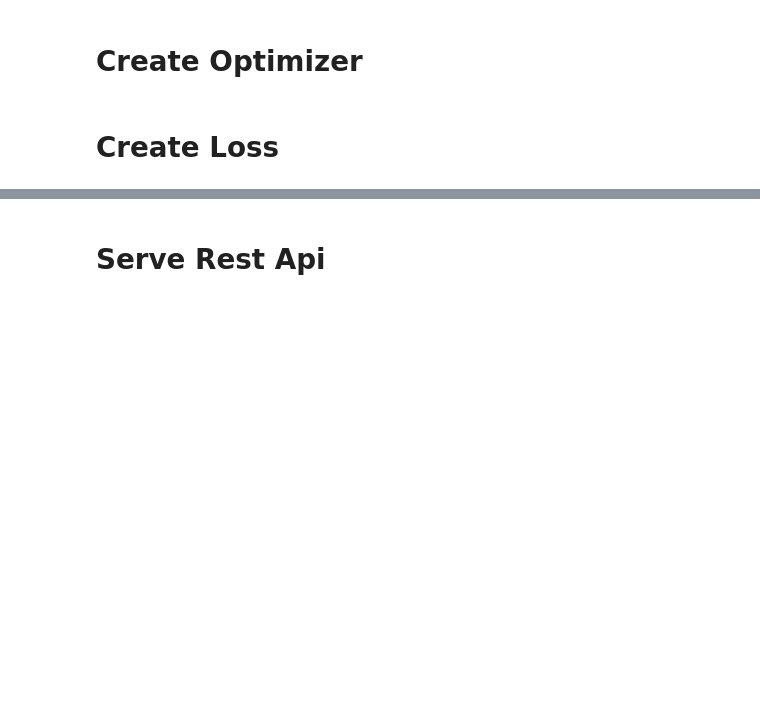
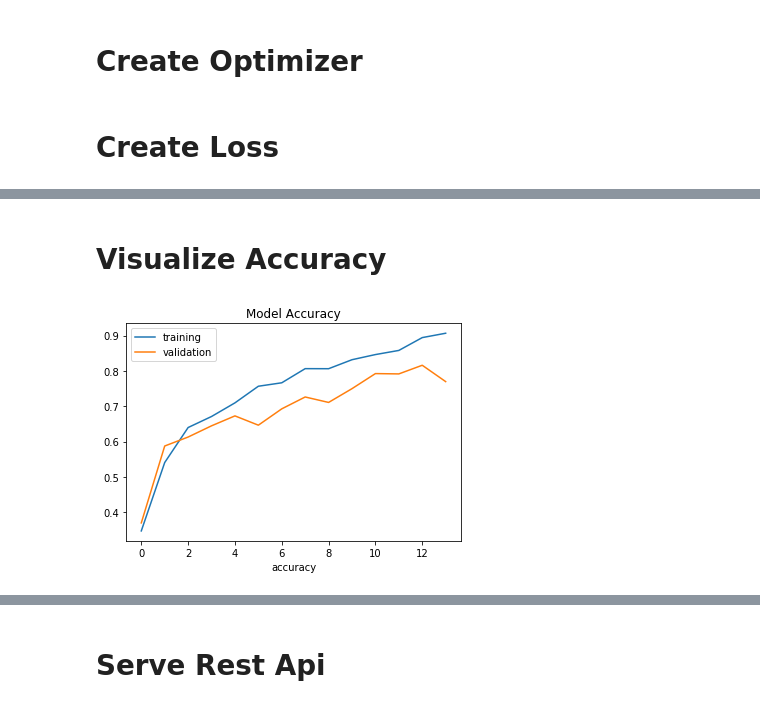
Before and after one commit to guillaume-chevalier/LSTM-Human-Activity-Recognition, a Jupyter notebook: 1_train_and_save_LSTM.ipynb, the cells around one changed output, grey strips where cells are left out. Cells and saved outputs as stored; diff of their text form; code cells hidden in the pictures; blank space fills up the shorter version.

```diff
--- a/1_train_and_save_LSTM.ipynb
+++ b/1_train_and_save_LSTM.ipynb
@@ -238,0 +148,4 @@ class HumanActivityRecognitionPipeline(MiniBatchSequentialPipeline):
+# %%
+def accuracy_score_classification(data_inputs, expected_outputs):
+    accuracy = np.mean(np.argmax(data_inputs, axis=1) == np.argmax(expected_outputs, axis=1))
+    return accuracy
@@ -239 +154,12 @@ class HumanActivityRecognitionPipeline(MiniBatchSequentialPipeline):
+# %%
+pipeline = DeepLearningPipeline(
+    HumanActivityRecognitionPipeline(),
+    validation_size=0.15,
+    batch_size=HumanActivityRecognitionPipeline.BATCH_SIZE,
+    batch_metrics={'accuracy': accuracy_score_classification},
+    shuffle_in_each_epoch_at_train=True,
+    n_epochs=HumanActivityRecognitionPipeline.EPOCHS,
+    epochs_metrics={'accuracy': accuracy_score_classification},
+    scoring_function=accuracy_score_classification
+)
 # %% [markdown]
@@ -241,13 +166,0 @@ class HumanActivityRecognitionPipeline(MiniBatchSequentialPipeline):
-# %%
-training_data_count = len(X_train)
-training_iters = training_data_count * 3
-
-pipeline = HumanActivityRecognitionPipeline()
-
-no_iter = int(math.floor(training_iters / BATCH_SIZE))
-for _ in range(no_iter):
-    pipeline, outputs = pipeline.fit_transform(X_train, y_train)
-
-pipeline.save(ExecutionContext(DEFAULT_CACHE_FOLDER))
-
-pipeline.teardown()
@@ -288,0 +167,2 @@ HumanActivityRecognitionPipeline
+# %%
+pipeline, outputs = pipeline.fit_transform(data_inputs, expected_outputs)
@@ -288,0 +187,9 @@ HumanActivityRecognitionPipeline
+# %% [markdown]
+# Visualize Accuracy
+# %%
+accuracies_train = pipeline.get_epoch_metric_train('accuracy')
+accuracies_validation = pipeline.get_epoch_metric_validation('accuracy')
+
+plot_metric(accuracies_train, accuracies_validation, xlabel='epoch', ylabel='accuracy', title='Model Accuracy')
+# %% [output]
+[figure, added]
```
Also changed, not shown: parts of 21 cells of this notebook, 3 other files.
